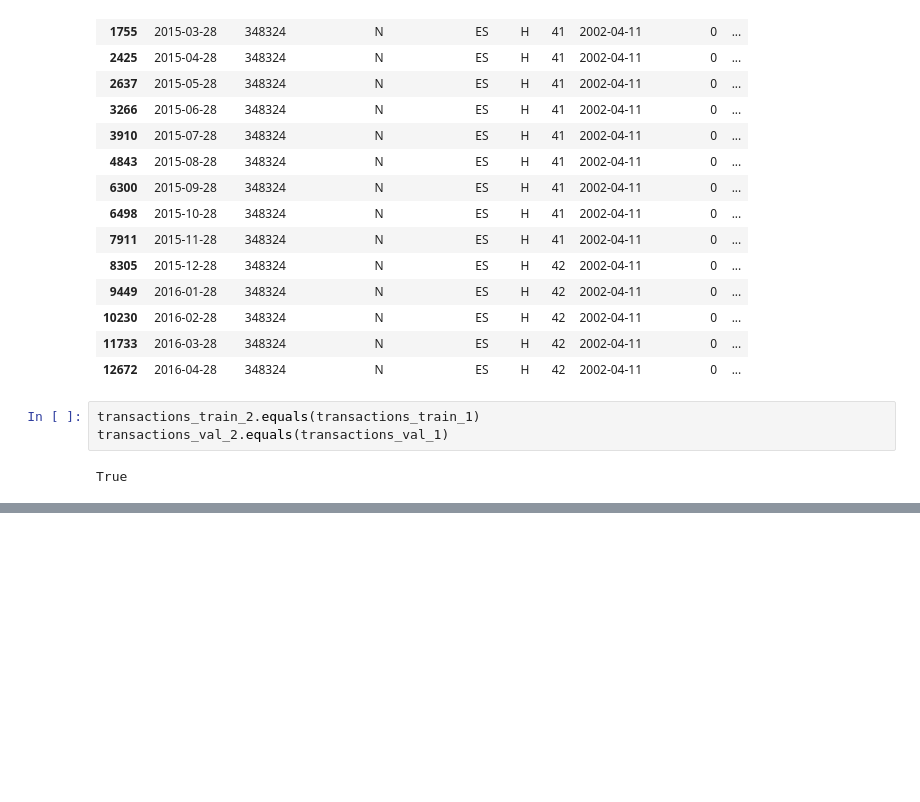
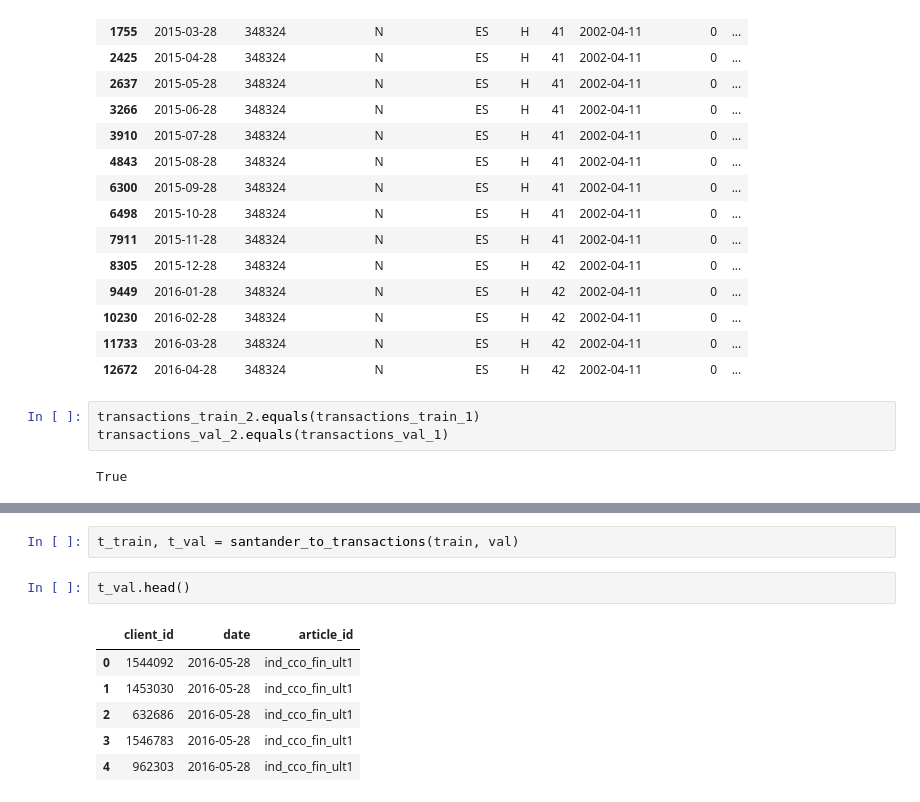
Before and after one commit to getindata/quickstart-ml-blueprints, a Jupyter notebook: notebooks/santander_to_act.ipynb, the cells around one changed output, grey strips where cells are left out. Drawn from its saved outputs; the diff is of its cells as text; blank space fills up the shorter version.

```diff
--- a/notebooks/santander_to_act.ipynb
+++ b/notebooks/santander_to_act.ipynb
@@ -287,0 +408,11 @@ True
+# %%
+t_train, t_val = santander_to_transactions(train, val)
+# %%
+t_val.head()
+# %% [output]
+|  | client_id | date | article_id |
+| 0 | 1544092 | 2016-05-28 | ind_cco_fin_ult1 |
+| 1 | 1453030 | 2016-05-28 | ind_cco_fin_ult1 |
+| 2 | 632686 | 2016-05-28 | ind_cco_fin_ult1 |
+| 3 | 1546783 | 2016-05-28 | ind_cco_fin_ult1 |
+| 4 | 962303 | 2016-05-28 | ind_cco_fin_ult1 |
```
Also changed, not shown: parts of 12 cells of this notebook, 4 other files.
